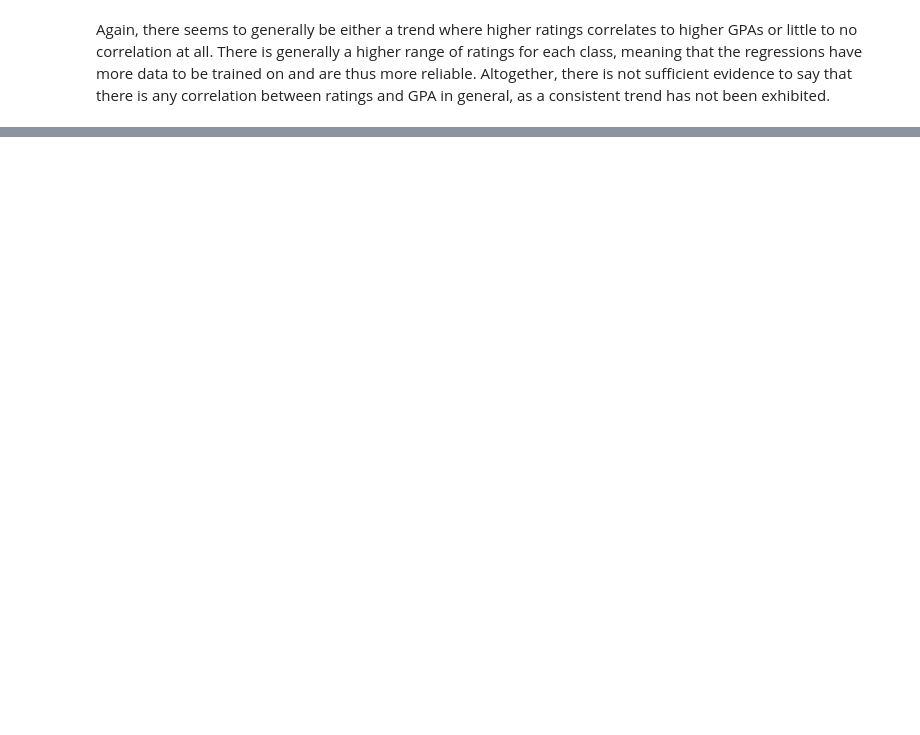
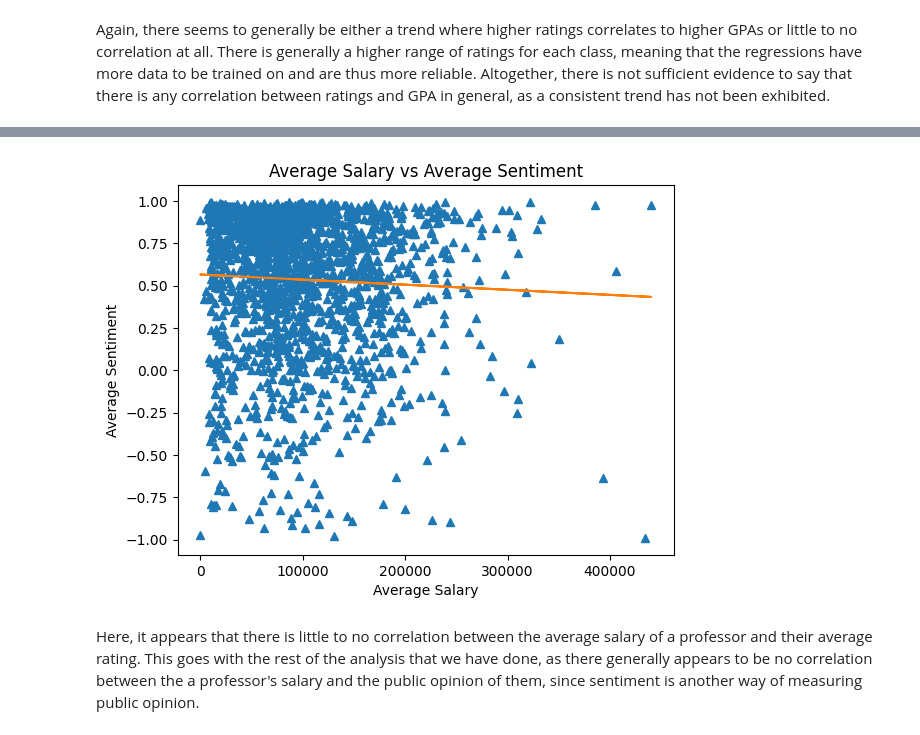
Before and after one commit to aaronl1661/teacherSalaryAnalysis, a Jupyter notebook: index.ipynb, the cells around one changed output, grey strips where cells are left out. Saved outputs shown, nothing was run; the diff lists cells and outputs as text; code cells hidden in the pictures; blank space fills up the shorter version.

```diff
--- a/index.ipynb
+++ b/index.ipynb
@@ -1312,0 +1408,16 @@ Again, there seems to generally be either a trend where higher ratings correlate
+# %%
+# read our existing data, getting the average salary for a given professor
+
+combined_data_df = pd.read_csv("src/2_clean_data/final_combine_data.csv")
+
+combined_data_df = combined_data_df.drop(columns = ["course", "semester", "average_rating", "num_reviews", "average_gpa",
+                                                    "num_students", "years_taught", "departments", "real_name(s)", "_merge"])
+
+for index, row in combined_data_df.iterrows():
+    temp = combined_data_df.at[index, "salaries"][1:-1].split(", ")
+    nums = [eval(i) for i in temp]
+    combined_data_df.at[index, "average_salary"] = sum(nums)/len(nums)
+
+combined_data_df = combined_data_df.drop(columns = ["salaries"])
+
+combined_data_df.head()
@@ -1312,0 +1431,9 @@ Again, there seems to generally be either a trend where higher ratings correlate
+# %%
+sal_sent_df = pd.merge(
+    average_prof_df,
+    combined_data_df,
+    how = "inner",
+    on = ["name"]
+)
+
+sal_sent_df.head()
@@ -1312,0 +1447,20 @@ Again, there seems to generally be either a trend where higher ratings correlate
+# %%
+# plot salary vs sentiment
+
+x = sal_sent_df["average_salary"]
+y = sal_sent_df["average_sentiment"]
+reg = linear_model.LinearRegression()
+x_train = [[x] for x in sal_sent_df["average_salary"].values]
+y_train = [[y] for y in sal_sent_df["average_sentiment"].values]
+regfit = reg.fit(x_train, y_train)
+y_pred = reg.predict(x_train)
+plt.plot(x, y, "^")
+plt.plot(x_train,y_pred)
+plt.title("Average Salary vs Average Sentiment")
+plt.ylabel("Average Sentiment")
+plt.xlabel("Average Salary")
+plt.show()
+# %% [output]
+[figure, added]
+# %% [markdown]
+Here, it appears that there is little to no correlation between the average salary of a professor and their average rating. This goes with the rest of the analysis that we have done, as there generally appears to be no correlation between the a professor's salary and the public opinion of them, since sentiment is another way of measuring public opinion.
```
Also changed, not shown: parts of 15 cells of this notebook.
